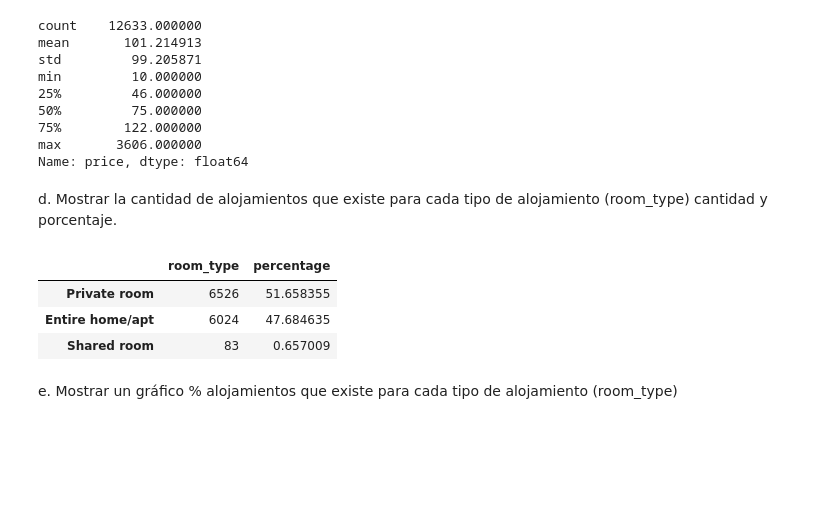
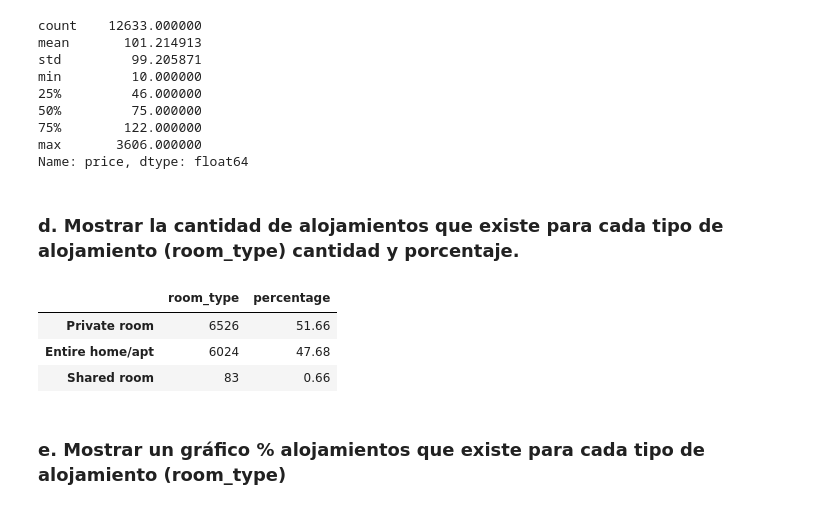
Before and after one commit to villa85/curso_python_2, a Jupyter notebook: Proyecto_III_Visualización_de_Datos/PROYECTO3_YUNIEL_VILLALON_PYTHON20.ipynb, the cells around one changed output. Drawn from its saved outputs; the diff is of its cells as text; code cells hidden in the pictures; blank space fills up the shorter version.

```diff
--- a/Proyecto_III_Visualización_de_Datos/PROYECTO3_YUNIEL_VILLALON_PYTHON20.ipynb
+++ b/Proyecto_III_Visualización_de_Datos/PROYECTO3_YUNIEL_VILLALON_PYTHON20.ipynb
@@ -11,5 +14,4 @@ a.  Vaciar los datos del fichero barca.csv en un dataframe. Debe mostrar los enc
 # %%
-cols = ["room_type","neighborhood", "price", "reviews", "overall_satisfaction", "accommodates"]
-df = pd.read_csv("data/barca.csv", usecols=cols)
+df = pd.read_csv("data/barca.csv")
 df
 # %% [output]
@@ -73,16 +78,16 @@ min         10.000000
 max       3606.000000
 Name: price, dtype: float64
 # %% [markdown]
-d. Mostrar la cantidad de alojamientos que existe para cada tipo de alojamiento (room_type) cantidad y porcentaje.
+### d. Mostrar la cantidad de alojamientos que existe para cada tipo de alojamiento (room_type) cantidad y porcentaje.
 # %%
 cant = df["room_type"].value_counts()
 c_p = pd.DataFrame(cant)
-c_p["percentage"] = c_p["room_type"]/len(df)*100
+c_p["percentage"] = (c_p["room_type"]/len(df)*100).round(2)
 c_p
 # %% [output]
 |  | room_type | percentage |
-| Private room | 6526 | 51.658355 |
-| Entire home/apt | 6024 | 47.684635 |
-| Shared room | 83 | 0.657009 |
+| Private room | 6526 | 51.66 |
+| Entire home/apt | 6024 | 47.68 |
+| Shared room | 83 | 0.66 |
 # %% [markdown]
-e. Mostrar un gráfico % alojamientos que existe para cada tipo de alojamiento (room_type)
+### e. Mostrar un gráfico % alojamientos que existe para cada tipo de alojamiento (room_type)
```
Also changed, not shown: parts of 13 cells of this notebook.
